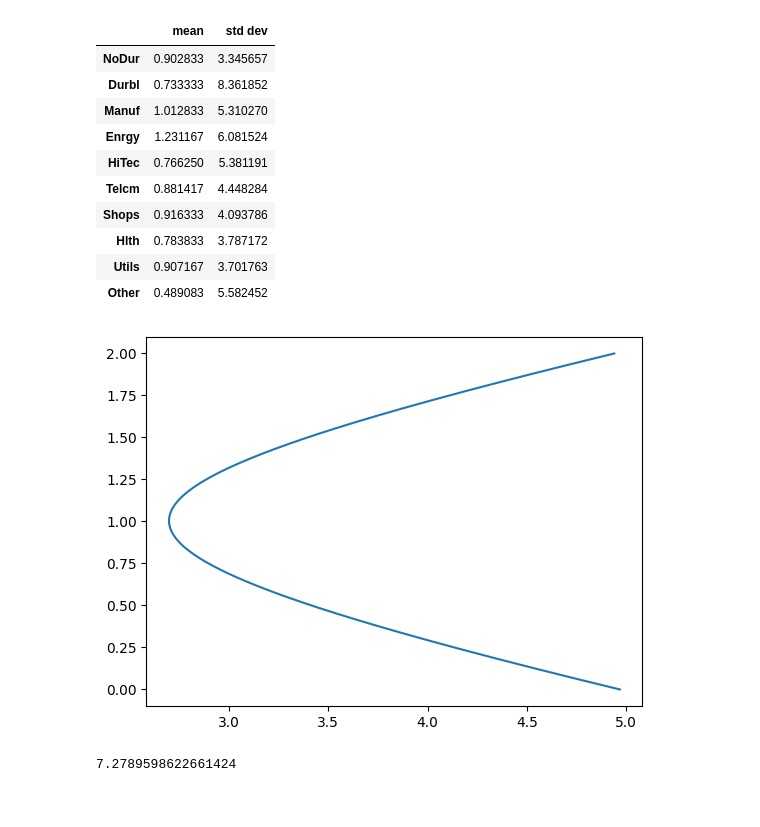
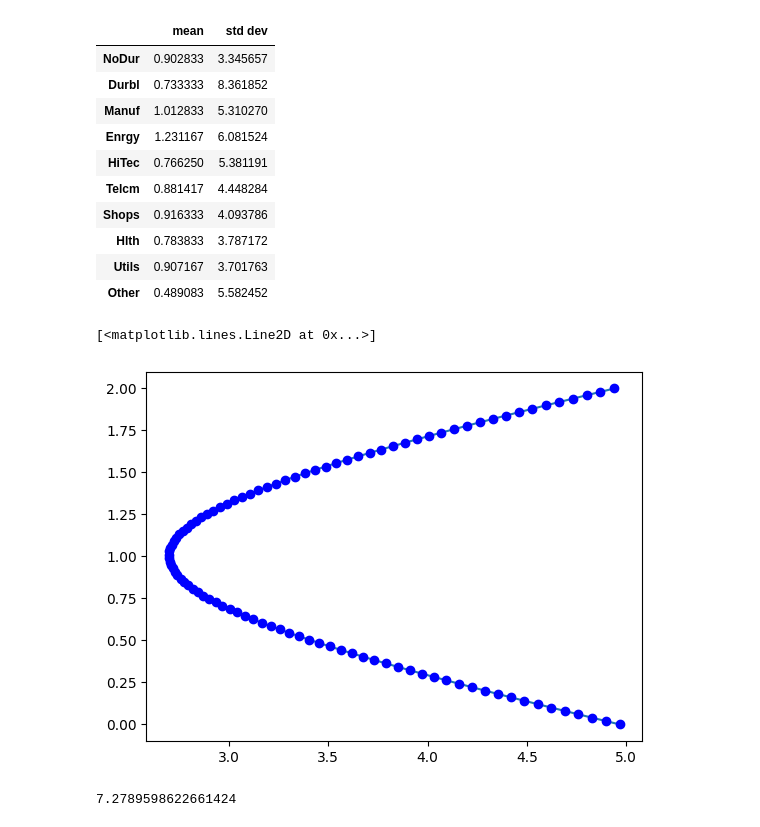
Before and after one commit to kilowiski/qf600, a Jupyter notebook: session2assignment.ipynb, the cells around one changed output. Saved outputs shown, nothing was run; the diff lists cells and outputs as text; code cells hidden in the pictures.

Commit message:
remove plotting methods from mva class

```diff
--- a/session2assignment.ipynb
+++ b/session2assignment.ipynb
@@ -57,29 +57,22 @@ class mva():
         _multiplier_2 = ((self.zeta - self.alpha * R_p )/(self.zeta * self.delta - self.alpha ** 2))
         return _multiplier_1 * (np.dot(self.V_inv,R)) + _multiplier_2 * (np.dot(self.V_inv,np.ones(self.size)))
 
-    def plot_efficient_frontier(self,R_p_list):
-        _var_list = []
-        for x in R_p_list :
-            _var_list.append(self.var_frontier(x))
-        plt.plot(np.sqrt(_var_list), R_p_list)
-
-    def plot_efficient_frontier_riskless(self,R_p_list,rf):
-        self.plot_efficient_frontier(R_p_list)
-        _var_list = []
-        for x in R_p_list :
-            _var_list.append(self.var_riskless(x,rf))
-        plt.plot(np.sqrt(_var_list), R_p_list)
-
     def tangent_riskless(self, R_p_list,rf):
         R_tg = (self.alpha * rf - self.zeta)/(self.delta * rf - self.alpha)
         var_tg = (self.zeta - 2 * self.alpha *rf + self.delta * rf**2) / (self.delta ** 2 * (rf- self.R_mv) ** 2)
         return {'return': R_tg, 'var':var_tg, 'std_dev': np.sqrt(var_tg)}
 # %%
 newmva = mva(R,V)
-linspace_input  = np.linspace(0,2,1000)
-newmva.plot_efficient_frontier(linspace_input)
-# %% [output]
-[figure, removed]
+# %%
+linspace_input  = np.linspace(0,2,100)
+var_list = []
+for x in linspace_input :
+    var_list.append(newmva.var_frontier(x))
+plt.plot(np.sqrt(var_list), linspace_input)
+plt.plot(np.sqrt(var_list), linspace_input,'bo')
+# %% [output]
+[<matplotlib.lines.Line2D at 0x...>]
+[figure, added]
 # %%
 print(newmva.var_frontier(1))
 # %% [output]
```
Also changed, not shown: parts of 1 cell of this notebook.
